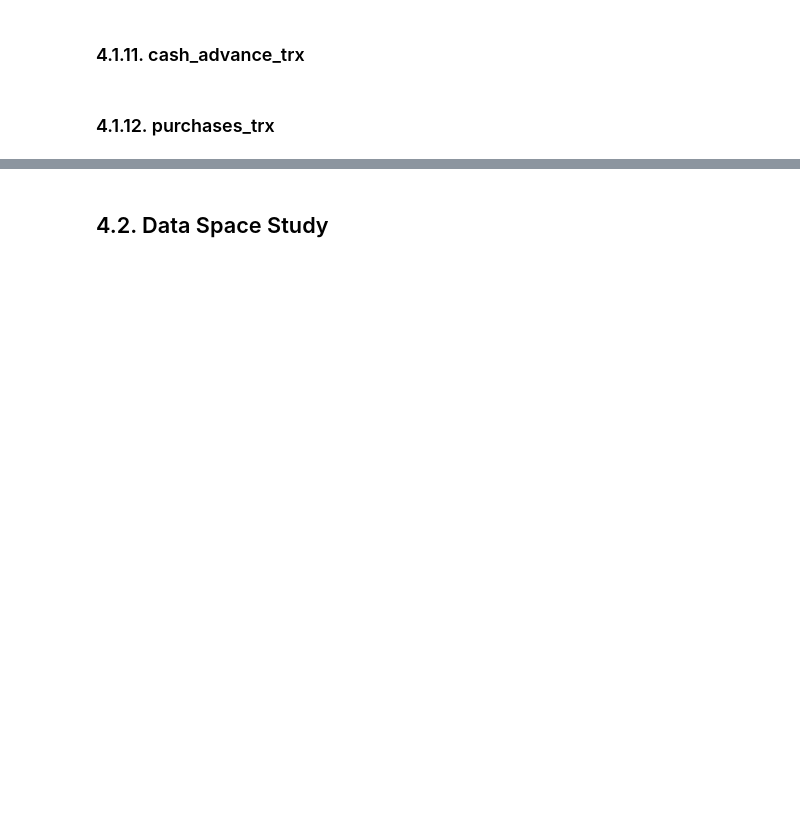
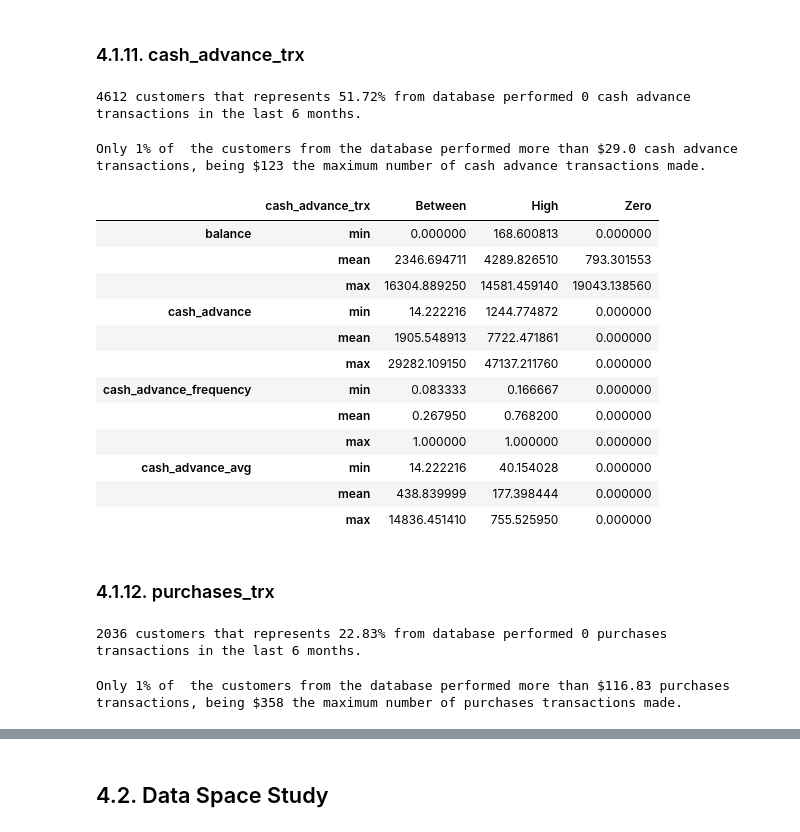
Before and after one commit to Matheus-Homem/international_bank_marketing, a Jupyter notebook: notebooks/c6_clustering_models.ipynb, the cells around one changed output, grey strips where cells are left out. Cells and saved outputs as stored; diff of their text form; code cells hidden in the pictures; blank space fills up the shorter version.

```diff
--- a/notebooks/c6_clustering_models.ipynb
+++ b/notebooks/c6_clustering_models.ipynb
@@ -595,4 +726,46 @@ print(f'{n1} customers were classified with purchases_frequency=1, which is the
 # %% [markdown]
 ### 4.1.11. cash_advance_trx
+# %%
+n = df4[df4['cash_advance_trx']==0].shape[0]
+print(f'{n} customers that represents {round(n/df4.shape[0]*100,2)}% from database performed 0 cash advance transactions in the last 6 months.')
+# %% [output]
+4612 customers that represents 51.72% from database performed 0 cash advance transactions in the last 6 months.
+# %%
+n1 = df4['cash_advance_trx'].quantile(.99)
+n2 = df4['cash_advance_trx'].max()
+print(f'Only 1% of  the customers from the database performed more than ${round(n1,2)} cash advance transactions, being ${n2} the maximum number of cash advance transactions made.')
+# %% [output]
+Only 1% of  the customers from the database performed more than $29.0 cash advance transactions, being $123 the maximum number of cash advance transactions made.
+# %%
+cash_adv_trx_gb = df4.groupby(df4['cash_advance_trx'].apply(lambda x: 'High' if x>df4['cash_advance_trx'].quantile(.99) else
+                                                                      'Zero' if x==0 else
+                                                                      'Between'))
+# %%
+cash_adv_trx_gb[['balance','cash_advance','cash_advance_frequency','cash_advance_avg']].agg(['min','mean','max']).T
+# %% [output]
+|  | cash_advance_trx | Between | High | Zero |
+| balance | min | 0.000000 | 168.600813 | 0.000000 |
+|  | mean | 2346.694711 | 4289.826510 | 793.301553 |
+|  | max | 16304.889250 | 14581.459140 | 19043.138560 |
+| cash_advance | min | 14.222216 | 1244.774872 | 0.000000 |
+|  | mean | 1905.548913 | 7722.471861 | 0.000000 |
+|  | max | 29282.109150 | 47137.211760 | 0.000000 |
+| cash_advance_frequency | min | 0.083333 | 0.166667 | 0.000000 |
+|  | mean | 0.267950 | 0.768200 | 0.000000 |
+|  | max | 1.000000 | 1.000000 | 0.000000 |
+| cash_advance_avg | min | 14.222216 | 40.154028 | 0.000000 |
+|  | mean | 438.839999 | 177.398444 | 0.000000 |
+|  | max | 14836.451410 | 755.525950 | 0.000000 |
 # %% [markdown]
 ### 4.1.12. purchases_trx
+# %%
+n = df4[df4['purchases_trx']==0].shape[0]
+print(f'{n} customers that represents {round(n/df4.shape[0]*100,2)}% from database performed 0 purchases transactions in the last 6 months.')
+# %% [output]
+2036 customers that represents 22.83% from database performed 0 purchases transactions in the last 6 months.
+# %%
+n1 = df4['purchases_trx'].quantile(.99)
+n2 = df4['purchases_trx'].max()
+print(f'Only 1% of  the customers from the database performed more than ${round(n1,2)} purchases transactions, being ${n2} the maximum number of purchases transactions made.')
+# %% [output]
+Only 1% of  the customers from the database performed more than $116.83 purchases transactions, being $358 the maximum number of purchases transactions made.
```
Also changed, not shown: parts of 31 cells of this notebook.
